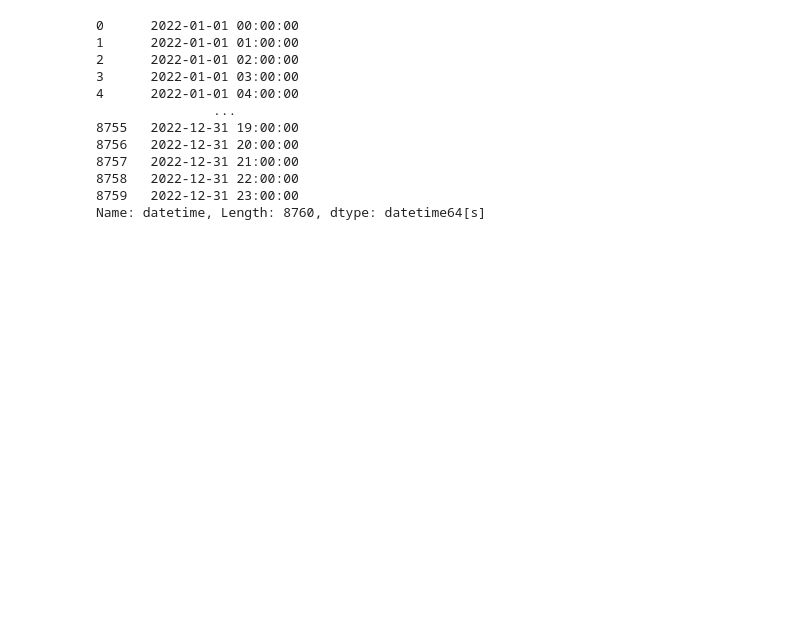
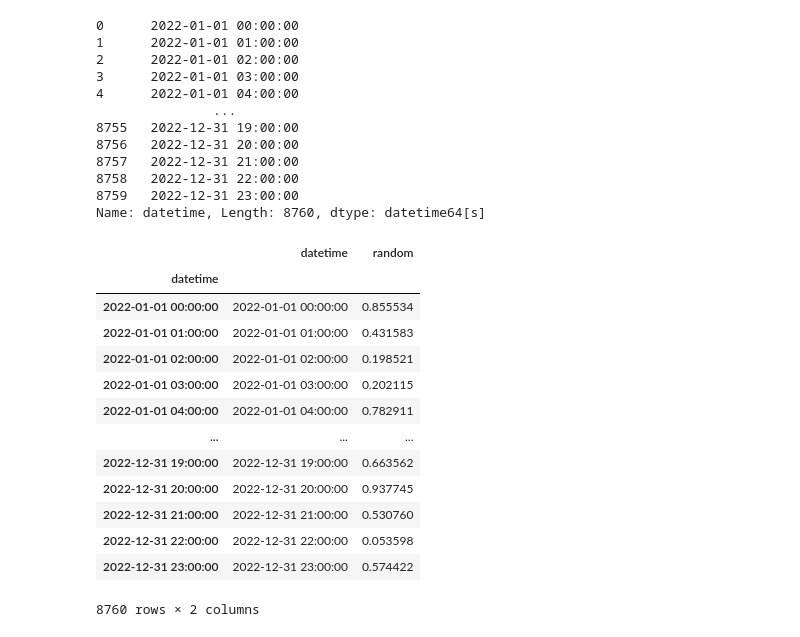
Before and after one commit to douglassilveirac/ENS5173_202401, a Jupyter notebook: pyEnv/Scripts/Atividade01_Etapa02.ipynb, the cells around one changed output. Drawn from its saved outputs; the diff is of its cells as text; code cells hidden in the pictures; blank space fills up the shorter version.

```diff
--- a/pyEnv/Scripts/Atividade01_Etapa02.ipynb
+++ b/pyEnv/Scripts/Atividade01_Etapa02.ipynb
@@ -117,3 +117,22 @@ df.iloc[:,0]
 8758   2022-12-31 22:00:00
 8759   2022-12-31 23:00:00
 Name: datetime, Length: 8760, dtype: datetime64[s]
+# %%
+# Colocando o datetime como index
+df = df.set_index(df['datetime'])
+df
+# %% [output]
+|  | datetime | random |
+| datetime |  |  |
+| 2022-01-01 00:00:00 | 2022-01-01 00:00:00 | 0.855534 |
+| 2022-01-01 01:00:00 | 2022-01-01 01:00:00 | 0.431583 |
+| 2022-01-01 02:00:00 | 2022-01-01 02:00:00 | 0.198521 |
+| 2022-01-01 03:00:00 | 2022-01-01 03:00:00 | 0.202115 |
+| 2022-01-01 04:00:00 | 2022-01-01 04:00:00 | 0.782911 |
+| ... | ... | ... |
+| 2022-12-31 19:00:00 | 2022-12-31 19:00:00 | 0.663562 |
+| 2022-12-31 20:00:00 | 2022-12-31 20:00:00 | 0.937745 |
+| 2022-12-31 21:00:00 | 2022-12-31 21:00:00 | 0.530760 |
+| 2022-12-31 22:00:00 | 2022-12-31 22:00:00 | 0.053598 |
+| 2022-12-31 23:00:00 | 2022-12-31 23:00:00 | 0.574422 |
+8760 rows × 2 columns
```
